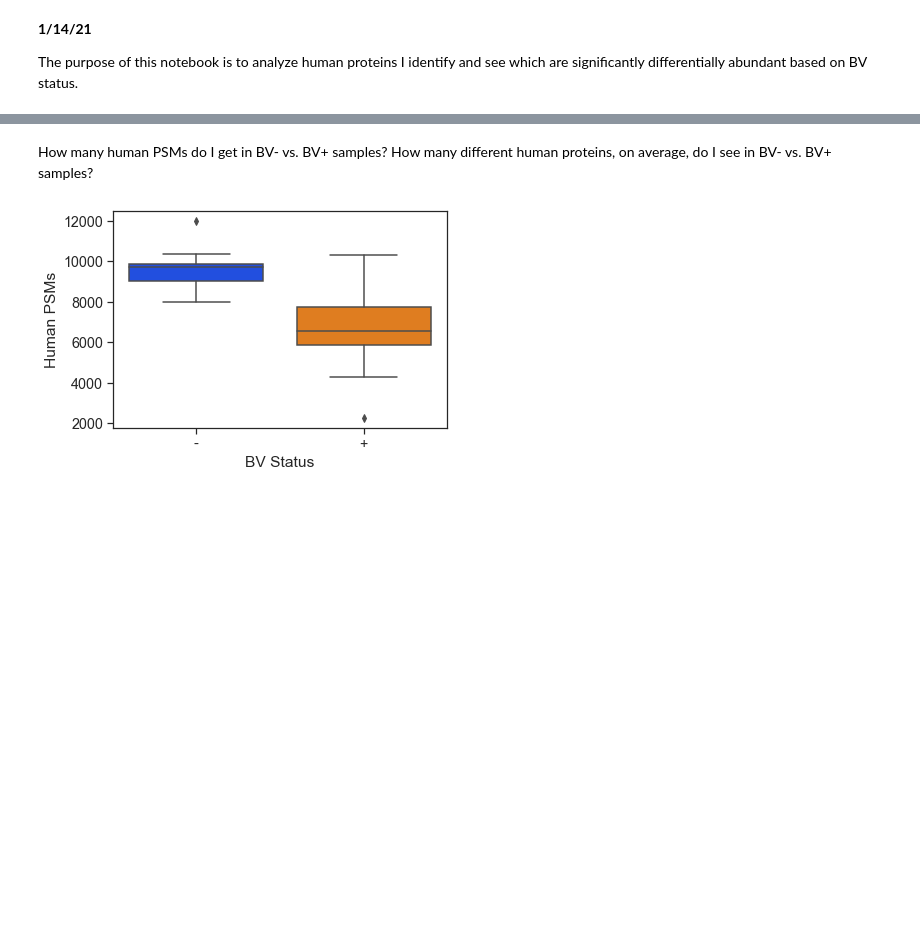
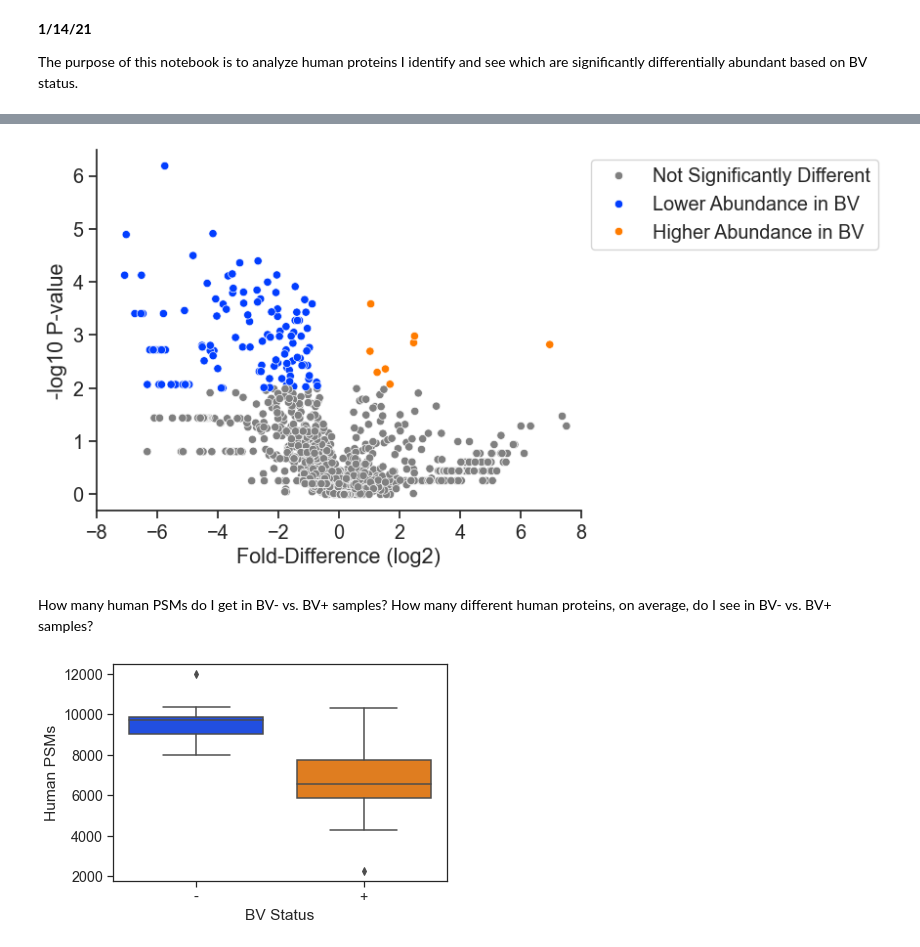
Before and after one commit to elliot-m-lee/vaginal-metaproteomics-biology, a Jupyter notebook: Human Protein Analysis.ipynb, the cells around one changed output, grey strips where cells are left out. Drawn from its saved outputs; the diff is of its cells as text; code cells hidden in the pictures; blank space fills up the shorter version.

```diff
--- a/Human Protein Analysis.ipynb
+++ b/Human Protein Analysis.ipynb
@@ -113,0 +242,3 @@ with analysisPath.joinpath('differential_proteins_human.csv').open(mode='w', new
+# %%
+# Test whether the proteins are significantly differentially abundant using the mann-whitney U test
+pvalsproteome = {} #key=protID, value=p-value of mann-whitney U test
@@ -114,3 +291,11 @@ with analysisPath.joinpath('differential_proteins_human.csv').open(mode='w', new
+# %%
+plot = sns.scatterplot(data=pd.DataFrame({'p-vals':log10pvals, 'change':log2foldchanges, 'type':labels}), x='change', y='p-vals', hue='type', palette=['gray', sns.color_palette('bright')[0], sns.color_palette('bright')[1]])
+plot.set(xlim=(-8, 8), xlabel='Fold-Difference (log2)', ylabel='-log10 P-value')
+sns.despine()
+plt.legend(bbox_to_anchor=(1, 1), loc="upper left")
+saveFig(plot, figPath.joinpath('volcano_plot_total_proteome_normalization.png'))
+# %% [output]
+[figure, added]
 # %%
 # Perform the same analysis with GO annotations associated with the proteins
 annotations = {} #key=protein ID, value=list of GO numbers associated with the protein
```
Also changed, not shown: parts of 20 cells of this notebook, 2 other files.
